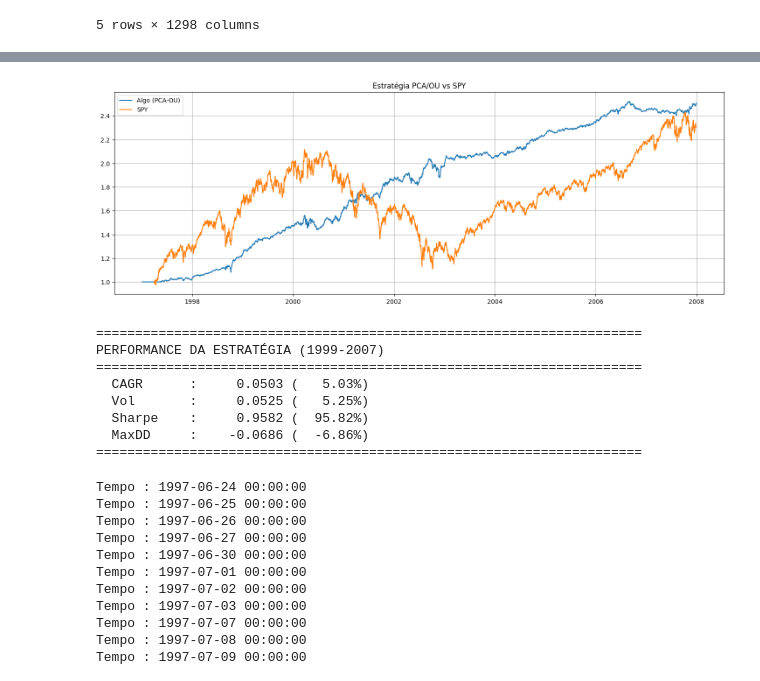
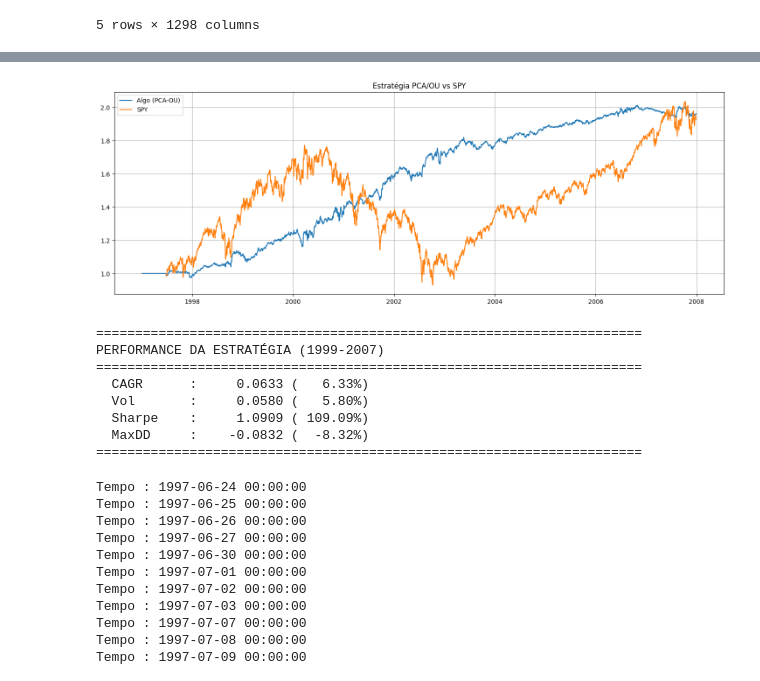
Before and after one commit to savio160502/Statistical-Arbitrage, a Jupyter notebook: run_backtest.ipynb, the cells around one changed output, grey strips where cells are left out. Cells and saved outputs as stored; diff of their text form; code cells hidden in the pictures.

```diff
--- a/run_backtest.ipynb
+++ b/run_backtest.ipynb
@@ -317,7 +317,7 @@ results1 = pca_portfolio_hedge(
     returns_bench=returns_spy,
     benchmark="SPY",
     num_pc=10,
-    s_win=60,
+    s_win=120,
     window_pca=60,
     sbo=1.25,           # buy-to-open se s < -sbo
     sso=1.25,           # sell-to-open se s > +sso
@@ -345,8 +345,8 @@ Tempo : 1997-04-15 00:00:00
 Tempo : 2007-12-26 00:00:00
 Tempo : 2007-12-27 00:00:00
 Tempo : 2007-12-28 00:00:00
 Tempo : 2007-12-31 00:00:00
-[figure, old version]
+[figure, new version]
 # %%
 # =============================================================================
 # 3. ESTATÍSTICAS BÁSICAS
@@ -365,10 +365,10 @@ print("="*70 + "\n")
 ======================================================================
 PERFORMANCE DA ESTRATÉGIA (1999-2007)
 ======================================================================
-  CAGR      :     0.0503 (   5.03%)
-  Vol       :     0.0525 (   5.25%)
-  Sharpe    :     0.9582 (  95.82%)
-  MaxDD     :    -0.0686 (  -6.86%)
+  CAGR      :     0.0633 (   6.33%)
+  Vol       :     0.0580 (   5.80%)
+  Sharpe    :     1.0909 ( 109.09%)
+  MaxDD     :    -0.0832 (  -8.32%)
 ======================================================================
 # %%
 # Melhor (com drift)
```
Also changed, not shown: parts of 12 cells of this notebook.
